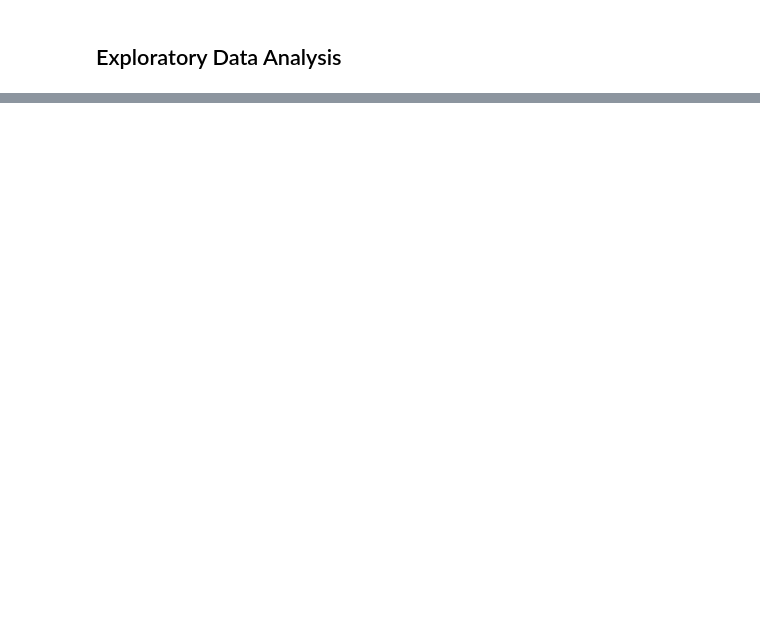
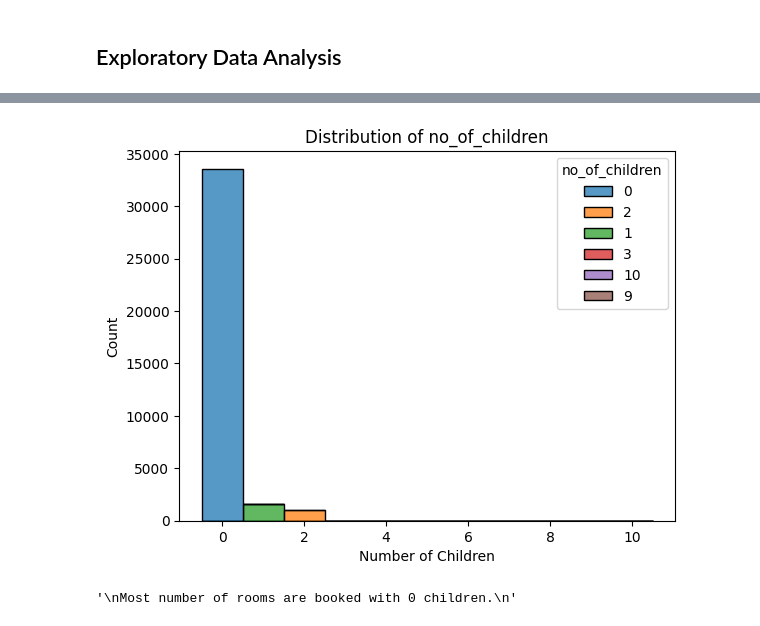
Before and after one commit to abhisheku-official/hotel-reservation-cancellations, a Jupyter notebook: hotel_booking_cancelation_prediction.ipynb, the cells around one changed output, grey strips where cells are left out. Saved outputs shown, nothing was run; the diff lists cells and outputs as text; code cells hidden in the pictures; blank space fills up the shorter version.

```diff
--- a/hotel_booking_cancelation_prediction.ipynb
+++ b/hotel_booking_cancelation_prediction.ipynb
@@ -190,0 +202,14 @@ for column in df.columns:
+# %%
+sns.histplot(data=df,x='no_of_children', bins=20,discrete=True,hue=df['no_of_children'].astype(str),multiple='stack')
+plt.title('Distribution of no_of_children')
+plt.xlabel('Number of Children')
+plt.show()
+
+"""
+#INSIGHT
+Most bookings are made without children, suggesting that the majority
+of customers are adults traveling alone or in groups.
+"""
+# %% [output]
+[figure, added]
+'\nMost number of rooms are booked with 0 children.\n'
```
Also changed, not shown: parts of 8 cells of this notebook.
